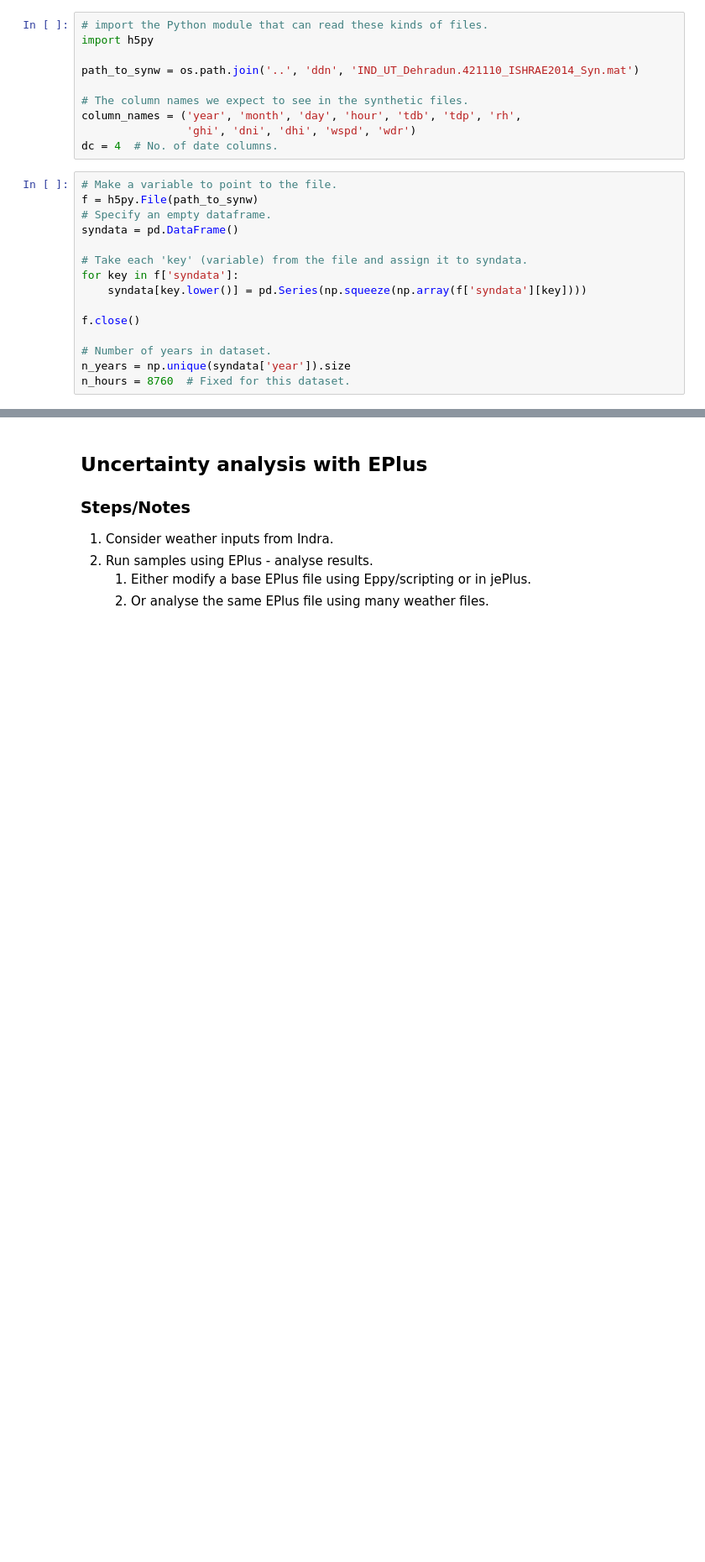
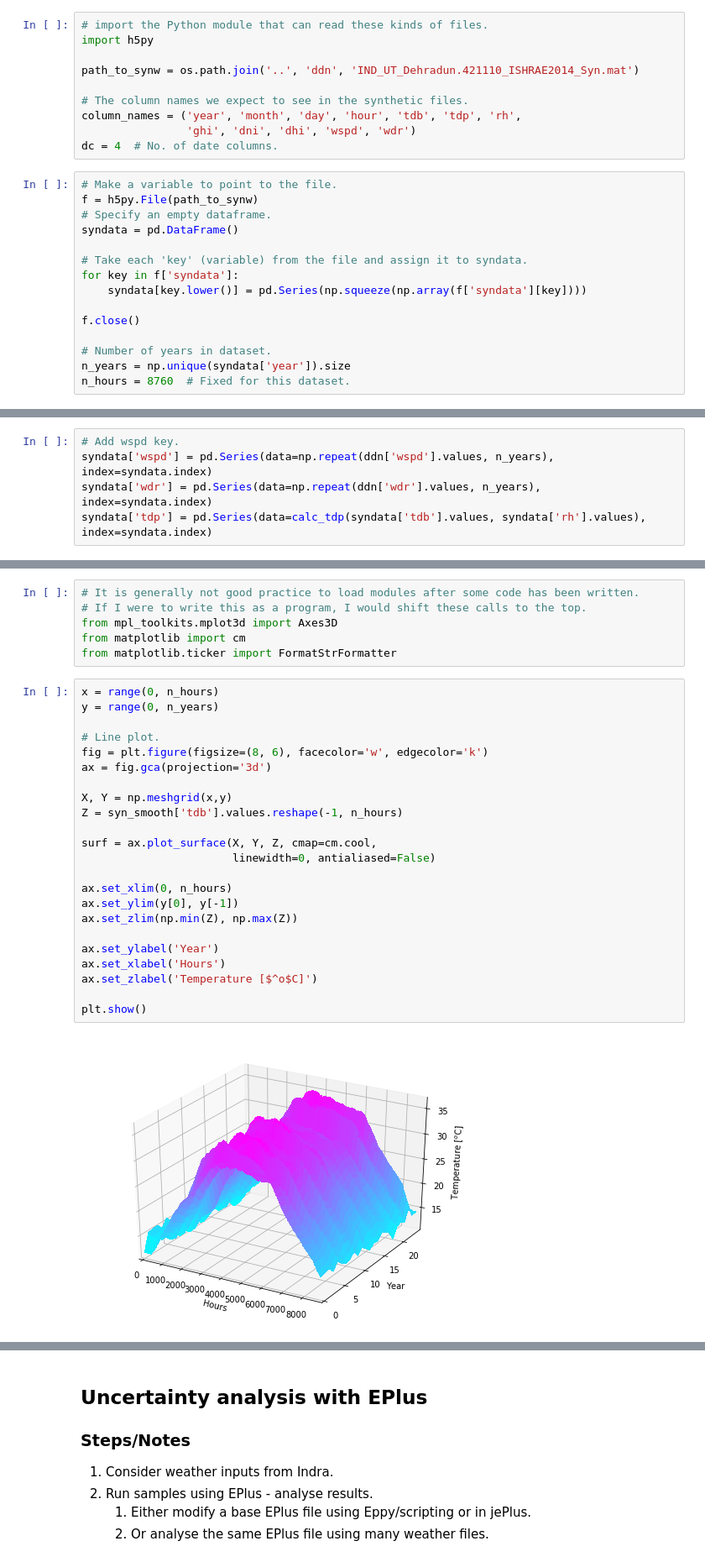
Before and after one commit to paragrastogi/CEPT_Workshop_January2020, a Jupyter notebook: lib/tutorial_v00.ipynb, the cells around one changed output, grey strips where cells are left out. Shown at 84% size. Drawn from its saved outputs; the diff is of its cells as text; blank space fills up the shorter version.

```diff
--- a/lib/tutorial_v00.ipynb
+++ b/lib/tutorial_v00.ipynb
@@ -273,0 +304,5 @@ n_hours = 8760  # Fixed for this dataset.
+# %%
+# Add wspd key.
+syndata['wspd'] = pd.Series(data=np.repeat(ddn['wspd'].values, n_years), index=syndata.index)
+syndata['wdr'] = pd.Series(data=np.repeat(ddn['wdr'].values, n_years), index=syndata.index)
+syndata['tdp'] = pd.Series(data=calc_tdp(syndata['tdb'].values, syndata['rh'].values), index=syndata.index)
@@ -308,0 +341,31 @@ KeyError: 'wspd'
+# %%
+# It is generally not good practice to load modules after some code has been written.
+# If I were to write this as a program, I would shift these calls to the top.
+from mpl_toolkits.mplot3d import Axes3D
+from matplotlib import cm
+from matplotlib.ticker import FormatStrFormatter
+# %%
+x = range(0, n_hours)
+y = range(0, n_years)
+
+# Line plot.
+fig = plt.figure(figsize=(8, 6), facecolor='w', edgecolor='k')
+ax = fig.gca(projection='3d')
+
+X, Y = np.meshgrid(x,y)
+Z = syn_smooth['tdb'].values.reshape(-1, n_hours)
+
+surf = ax.plot_surface(X, Y, Z, cmap=cm.cool,
+                       linewidth=0, antialiased=False)
+
+ax.set_xlim(0, n_hours)
+ax.set_ylim(y[0], y[-1])
+ax.set_zlim(np.min(Z), np.max(Z))
+
+ax.set_ylabel('Year')
+ax.set_xlabel('Hours')
+ax.set_zlabel('Temperature [$^o$C]')
+
+plt.show()
+# %% [output]
+[figure, added]
```
Also changed, not shown: parts of 26 cells of this notebook, 4 other files.
